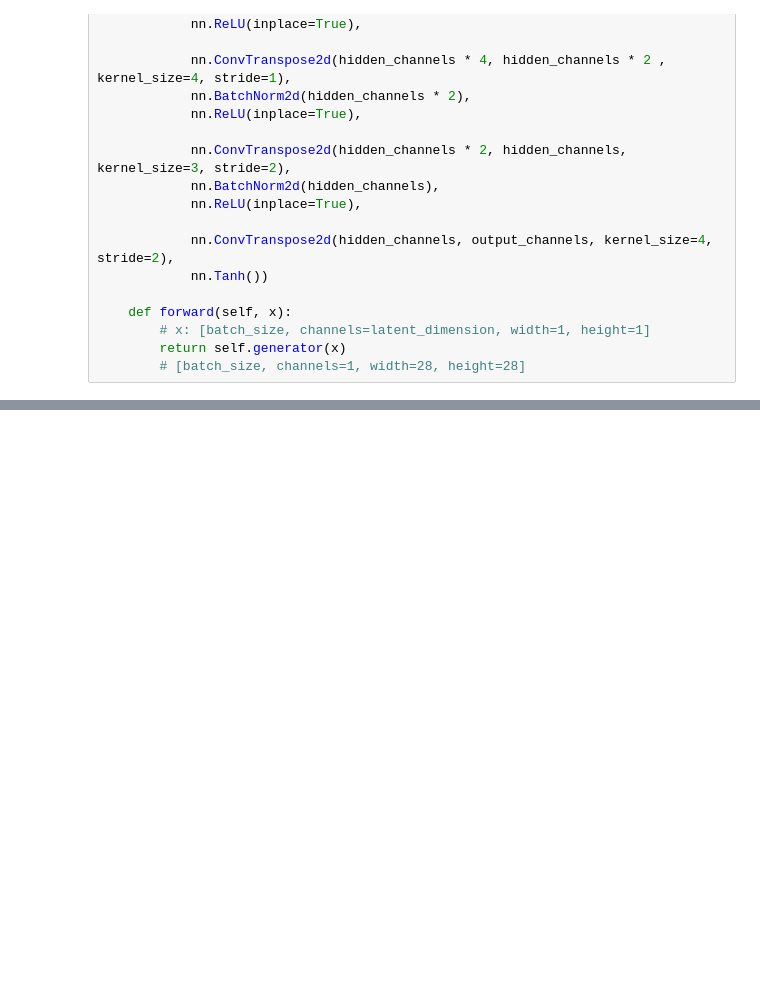
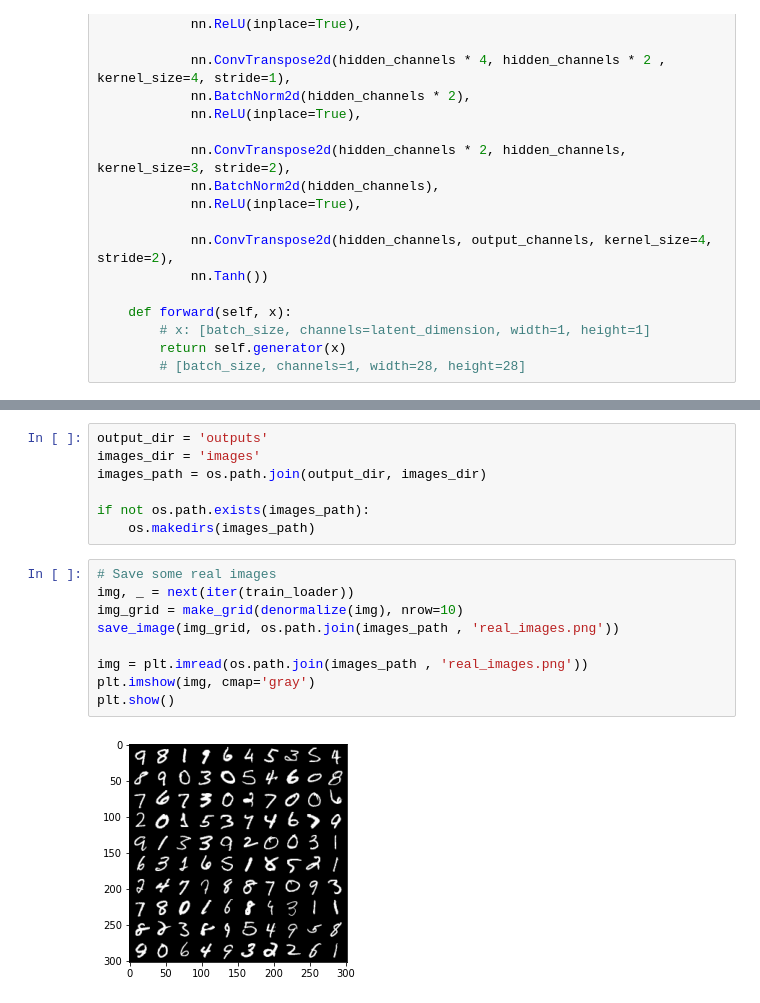
Before and after one commit to omargup/deep_convolutional_gan, a Jupyter notebook: convolutional_gan.ipynb, the cells around one changed output, grey strips where cells are left out. Saved outputs shown, nothing was run; the diff lists cells and outputs as text; blank space fills up the shorter version.

```diff
--- a/convolutional_gan.ipynb
+++ b/convolutional_gan.ipynb
@@ -114,0 +148,18 @@ plt.show()
+# %%
+output_dir = 'outputs'
+images_dir = 'images'
+images_path = os.path.join(output_dir, images_dir)
+
+if not os.path.exists(images_path):
+    os.makedirs(images_path)
+# %%
+# Save some real images
+img, _ = next(iter(train_loader))
+img_grid = make_grid(denormalize(img), nrow=10)
+save_image(img_grid, os.path.join(images_path , 'real_images.png'))
+
+img = plt.imread(os.path.join(images_path , 'real_images.png'))
+plt.imshow(img, cmap='gray')
+plt.show()
+# %% [output]
+[figure, added]
```
Also changed, not shown: parts of 18 cells of this notebook, 4 other files.
